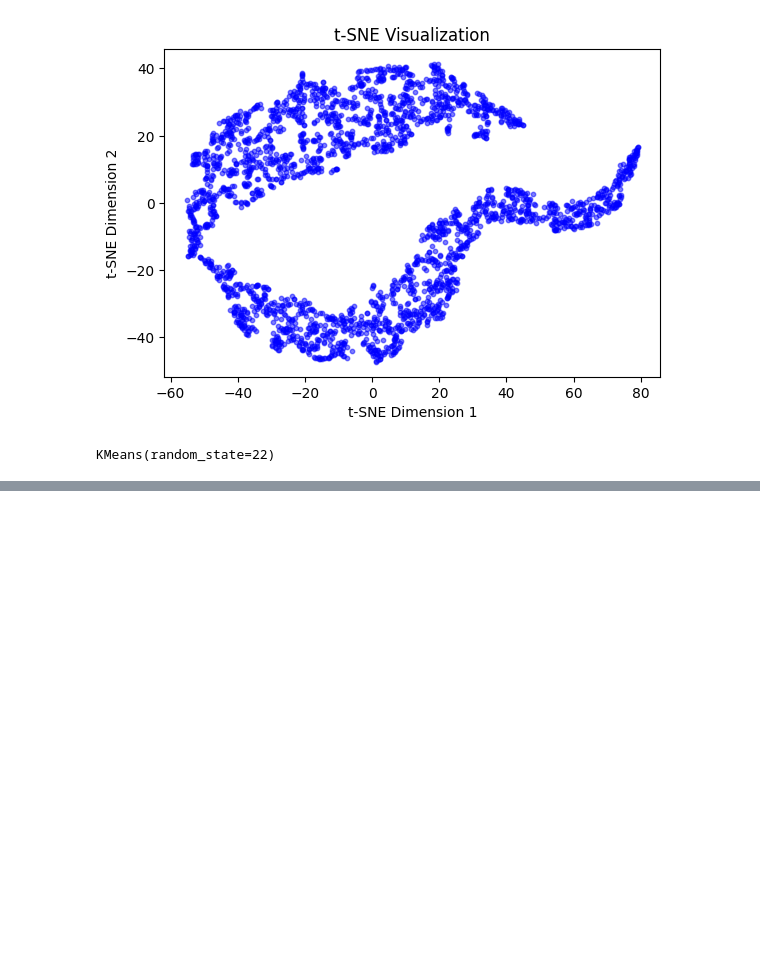
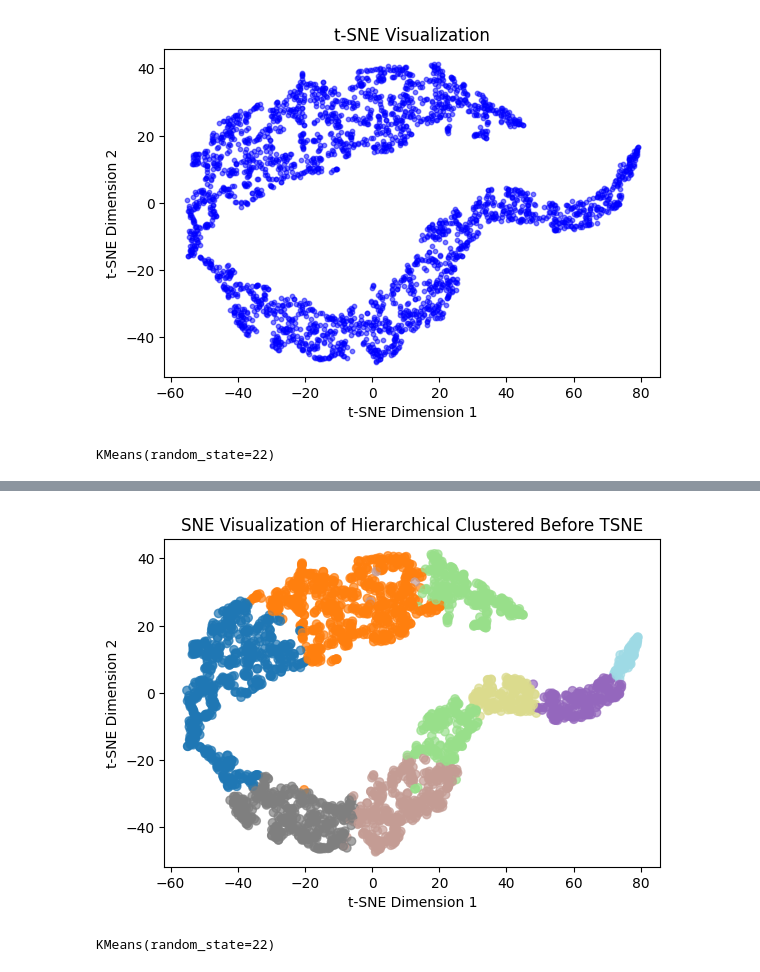
Before and after one commit to algebraicsum/BCancer-Subtypes-Clustering, a Jupyter notebook: T SNE Visualization/Feature and Clustering Visualization.ipynb, the cells around one changed output, grey strips where cells are left out. Saved outputs shown, nothing was run; the diff lists cells and outputs as text; code cells hidden in the pictures; blank space fills up the shorter version.

```diff
--- a/T SNE Visualization/Feature and Clustering Visualization.ipynb
+++ b/T SNE Visualization/Feature and Clustering Visualization.ipynb
@@ -189,0 +183,28 @@ plt.show()
+# %%
+fig, ax = plt.subplots()
+ax.scatter(tsne1[:, 0], tsne1[:, 1], c=labels, alpha=0.7, cmap='tab20')
+
+
+ax.set_xlabel("t-SNE Dimension 1")
+ax.set_ylabel("t-SNE Dimension 2")
+
+ax.set_title("SNE Visualization of Hierarchical Clustered Before TSNE")
+
+ax.set_aspect("equal")
+plt.show()
+# %% [output]
+[figure, added]
+# %%
+'''
+#TSNE Clustering
+
+
+ward1  = AgglomerativeClustering(n_clusters=8, metric='euclidean', linkage='ward')
+labels1 = ward.fit_predict(tsne1)
+
+
+kmeans1 = KMeans(n_clusters=8, random_state=22)
+kmeans1.fit(tsne1)
+'''
+# %% [output]
+KMeans(random_state=22)
```
Also changed, not shown: parts of 14 cells of this notebook.
